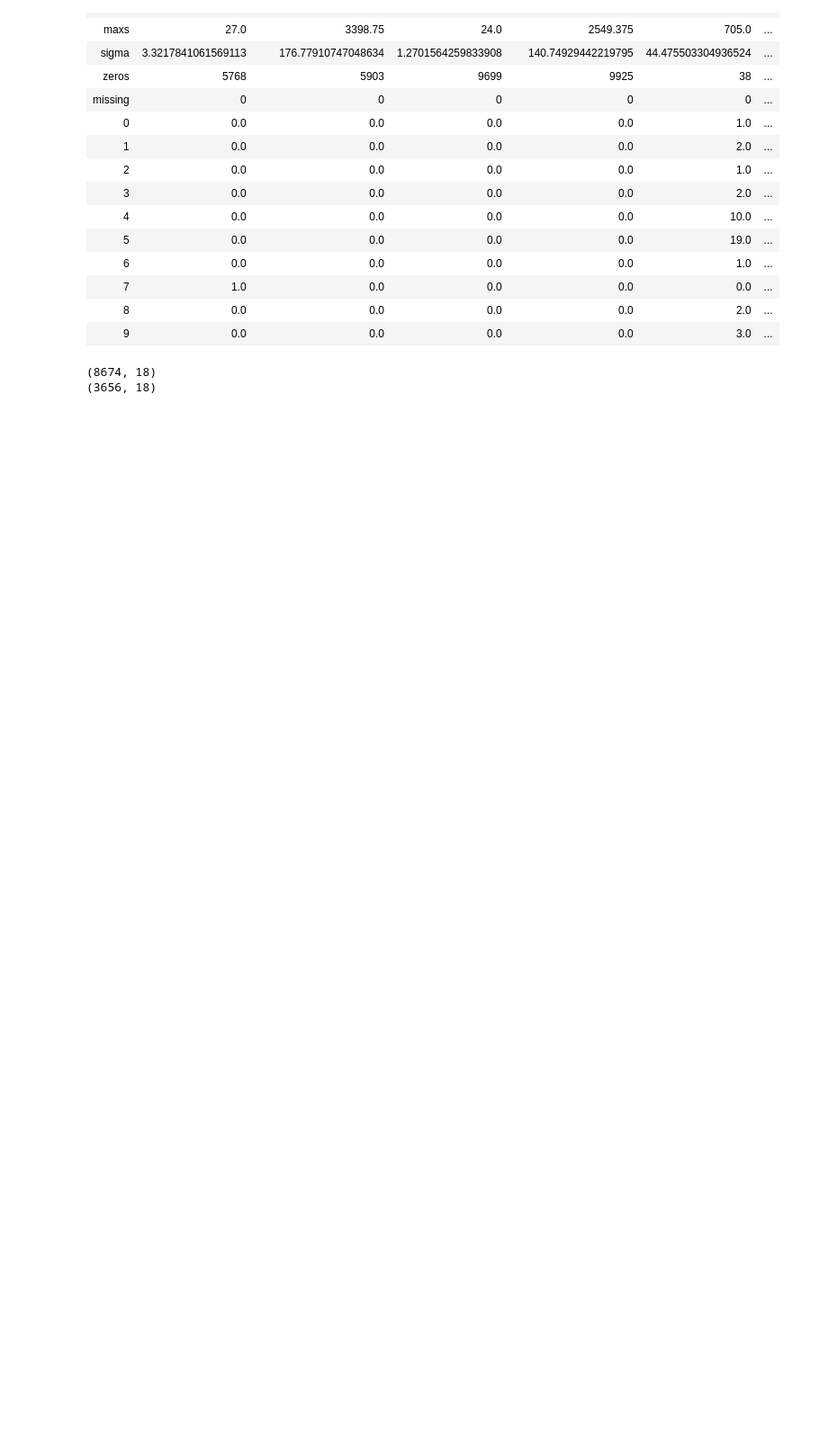
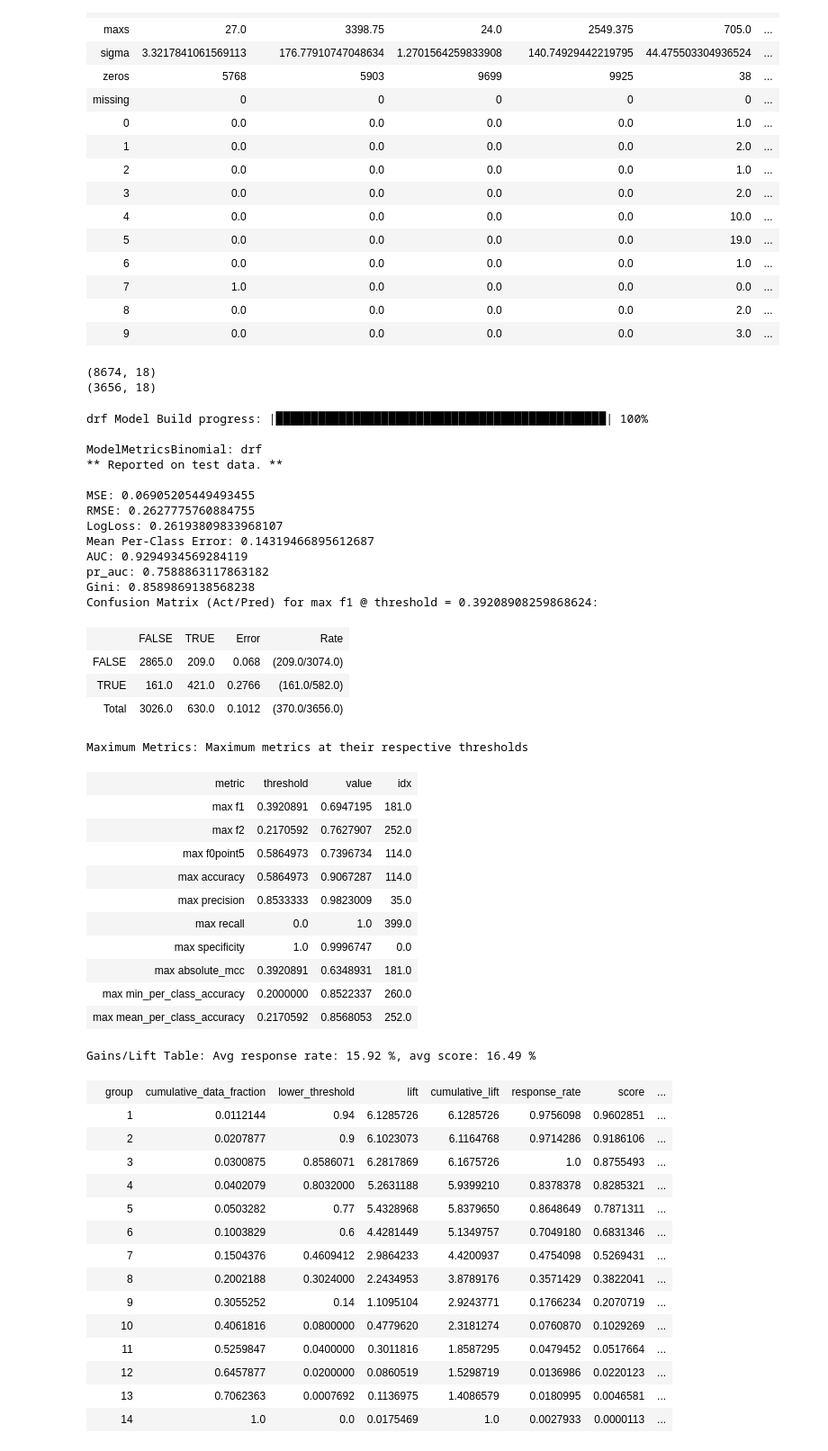
Before and after one commit to zhangyuqing/h2o_purchasing_intention, a Jupyter notebook: h2o_Pythoncode.ipynb, the cells around one changed output. Shown at 90% size. Cells and saved outputs as stored; diff of their text form; code cells hidden in the pictures; blank space fills up the shorter version.

```diff
--- a/h2o_Pythoncode.ipynb
+++ b/h2o_Pythoncode.ipynb
@@ -112,2 +114,54 @@ print(test.shape)
+# %%
+### Training Random Forest
+rf = H2ORandomForestEstimator(ntrees=50, max_depth=20, nfolds=10)
+rf.train(y=y, training_frame=train)
+rf_perf = rf.model_performance(test_data=test)
+print(rf_perf)
+# %% [output]
+drf Model Build progress: |███████████████████████████████████████████████| 100%
+
+ModelMetricsBinomial: drf
+** Reported on test data. **
+
+MSE: 0.06905205449493455
+RMSE: 0.2627775760884755
+LogLoss: 0.26193809833968107
+Mean Per-Class Error: 0.14319466895612687
+AUC: 0.9294934569284119
+pr_auc: 0.7588863117863182
+Gini: 0.8589869138568238
+Confusion Matrix (Act/Pred) for max f1 @ threshold = 0.39208908259868624:
+|  | FALSE | TRUE | Error | Rate |
+| FALSE | 2865.0 | 209.0 | 0.068 | (209.0/3074.0) |
+| TRUE | 161.0 | 421.0 | 0.2766 | (161.0/582.0) |
+| Total | 3026.0 | 630.0 | 0.1012 | (370.0/3656.0) |
+Maximum Metrics: Maximum metrics at their respective thresholds
+| metric | threshold | value | idx |
+| max f1 | 0.3920891 | 0.6947195 | 181.0 |
+| max f2 | 0.2170592 | 0.7627907 | 252.0 |
+| max f0point5 | 0.5864973 | 0.7396734 | 114.0 |
+| max accuracy | 0.5864973 | 0.9067287 | 114.0 |
+| max precision | 0.8533333 | 0.9823009 | 35.0 |
+| max recall | 0.0 | 1.0 | 399.0 |
+| max specificity | 1.0 | 0.9996747 | 0.0 |
+| max absolute_mcc | 0.3920891 | 0.6348931 | 181.0 |
+| max min_per_class_accuracy | 0.2000000 | 0.8522337 | 260.0 |
+| max mean_per_class_accuracy | 0.2170592 | 0.8568053 | 252.0 |
+Gains/Lift Table: Avg response rate: 15.92 %, avg score: 16.49 %
+|  | group | cumulative_data_fraction | lower_threshold | lift | cumulative_lift | response_rate | score | ... |
+|  | 1 | 0.0112144 | 0.94 | 6.1285726 | 6.1285726 | 0.9756098 | 0.9602851 | ... |
+|  | 2 | 0.0207877 | 0.9 | 6.1023073 | 6.1164768 | 0.9714286 | 0.9186106 | ... |
+|  | 3 | 0.0300875 | 0.8586071 | 6.2817869 | 6.1675726 | 1.0 | 0.8755493 | ... |
+|  | 4 | 0.0402079 | 0.8032000 | 5.2631188 | 5.9399210 | 0.8378378 | 0.8285321 | ... |
+|  | 5 | 0.0503282 | 0.77 | 5.4328968 | 5.8379650 | 0.8648649 | 0.7871311 | ... |
+|  | 6 | 0.1003829 | 0.6 | 4.4281449 | 5.1349757 | 0.7049180 | 0.6831346 | ... |
+|  | 7 | 0.1504376 | 0.4609412 | 2.9864233 | 4.4200937 | 0.4754098 | 0.5269431 | ... |
+|  | 8 | 0.2002188 | 0.3024000 | 2.2434953 | 3.8789176 | 0.3571429 | 0.3822041 | ... |
+|  | 9 | 0.3055252 | 0.14 | 1.1095104 | 2.9243771 | 0.1766234 | 0.2070719 | ... |
+|  | 10 | 0.4061816 | 0.0800000 | 0.4779620 | 2.3181274 | 0.0760870 | 0.1029269 | ... |
+|  | 11 | 0.5259847 | 0.0400000 | 0.3011816 | 1.8587295 | 0.0479452 | 0.0517664 | ... |
+|  | 12 | 0.6457877 | 0.0200000 | 0.0860519 | 1.5298719 | 0.0136986 | 0.0220123 | ... |
+|  | 13 | 0.7062363 | 0.0007692 | 0.1136975 | 1.4086579 | 0.0180995 | 0.0046581 | ... |
+|  | 14 | 1.0 | 0.0 | 0.0175469 | 1.0 | 0.0027933 | 0.0000113 | ... |
 # %%
 # AutoML
```
Also changed, not shown: parts of 6 cells of this notebook, 1 other file.
